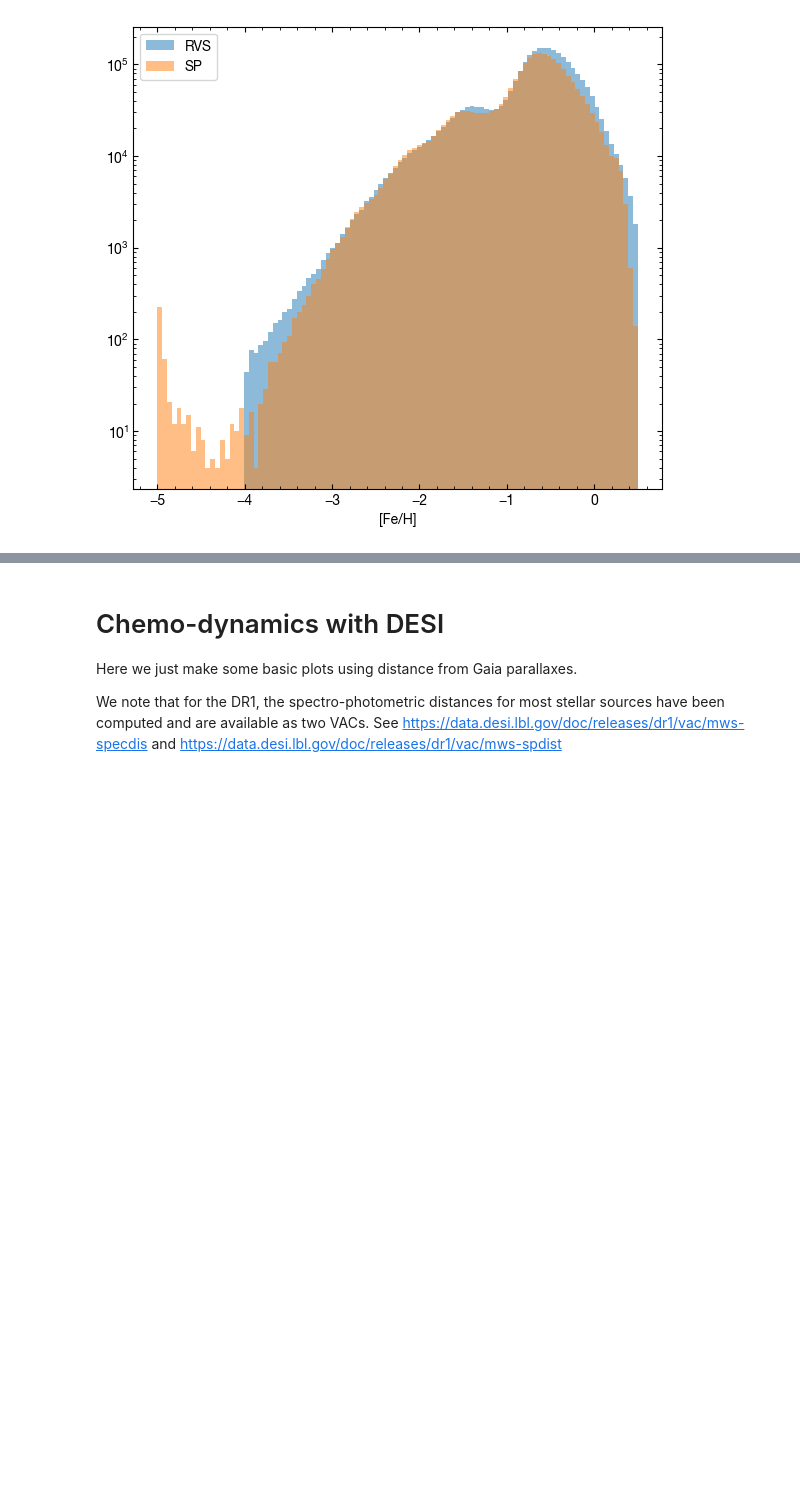
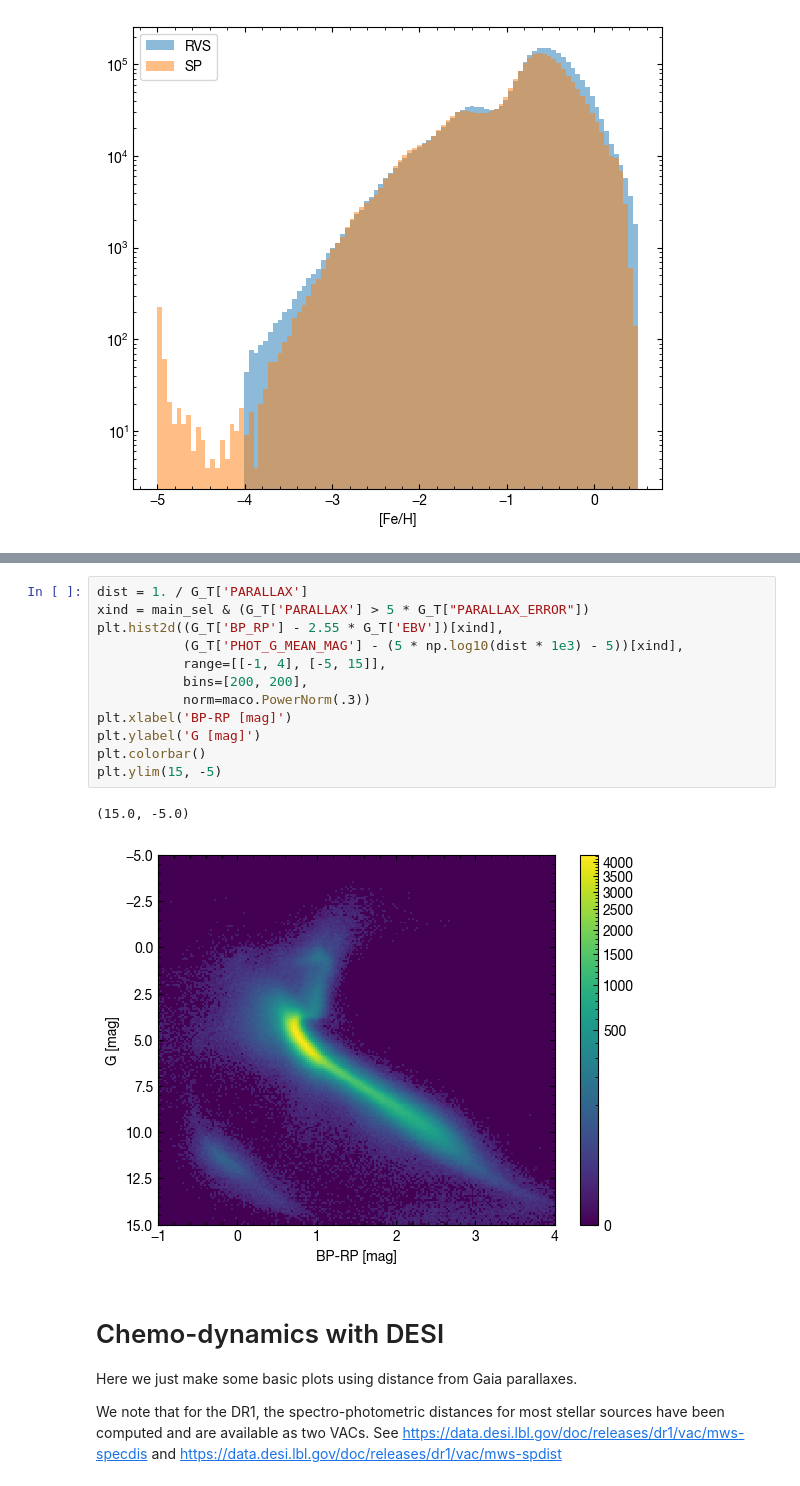
Before and after one commit to desimilkyway/dr1_tutorials, a Jupyter notebook: DR1_tutorial.ipynb, the cells around one changed output, grey strips where cells are left out. Drawn from its saved outputs; the diff is of its cells as text; blank space fills up the shorter version.

```diff
--- a/DR1_tutorial.ipynb
+++ b/DR1_tutorial.ipynb
@@ -405,3 +436,18 @@ plt.legend()
+# %%
+dist = 1. / G_T['PARALLAX']
+xind = main_sel & (G_T['PARALLAX'] > 5 * G_T["PARALLAX_ERROR"])
+plt.hist2d((G_T['BP_RP'] - 2.55 * G_T['EBV'])[xind],
+           (G_T['PHOT_G_MEAN_MAG'] - (5 * np.log10(dist * 1e3) - 5))[xind],
+           range=[[-1, 4], [-5, 15]],
+           bins=[200, 200],
+           norm=maco.PowerNorm(.3))
+plt.xlabel('BP-RP [mag]')
+plt.ylabel('G [mag]')
+plt.colorbar()
+plt.ylim(15, -5)
+# %% [output]
+(15.0, -5.0)
+[figure, added]
 # %% [markdown]
 # Chemo-dynamics with DESI
 
```
Also changed, not shown: parts of 11 cells of this notebook.
